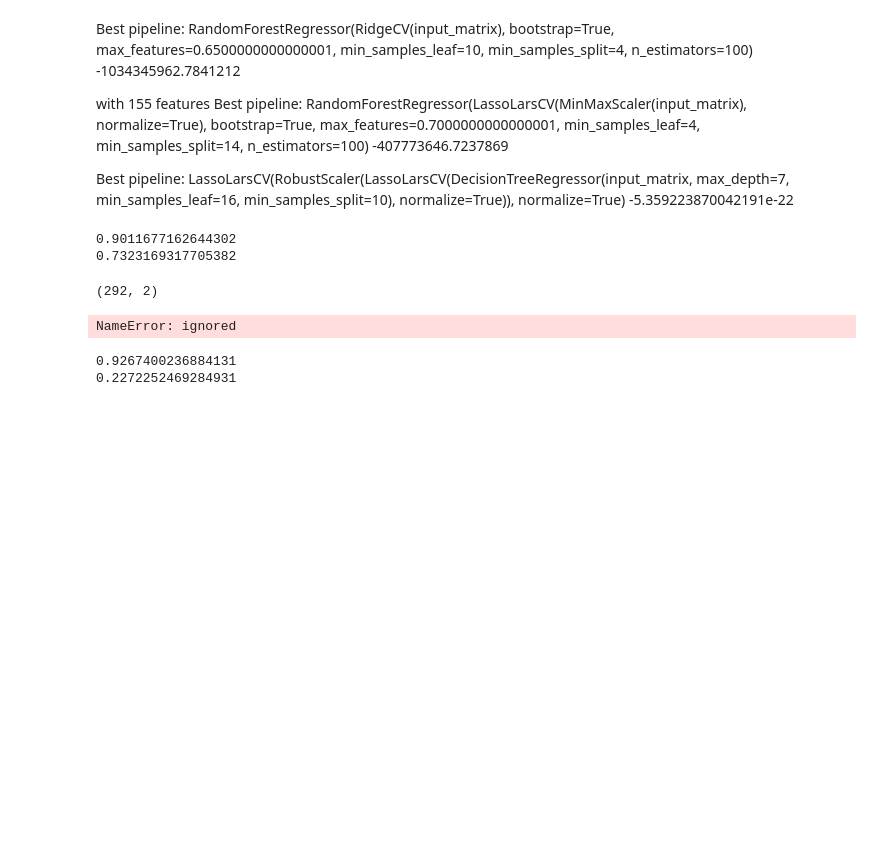
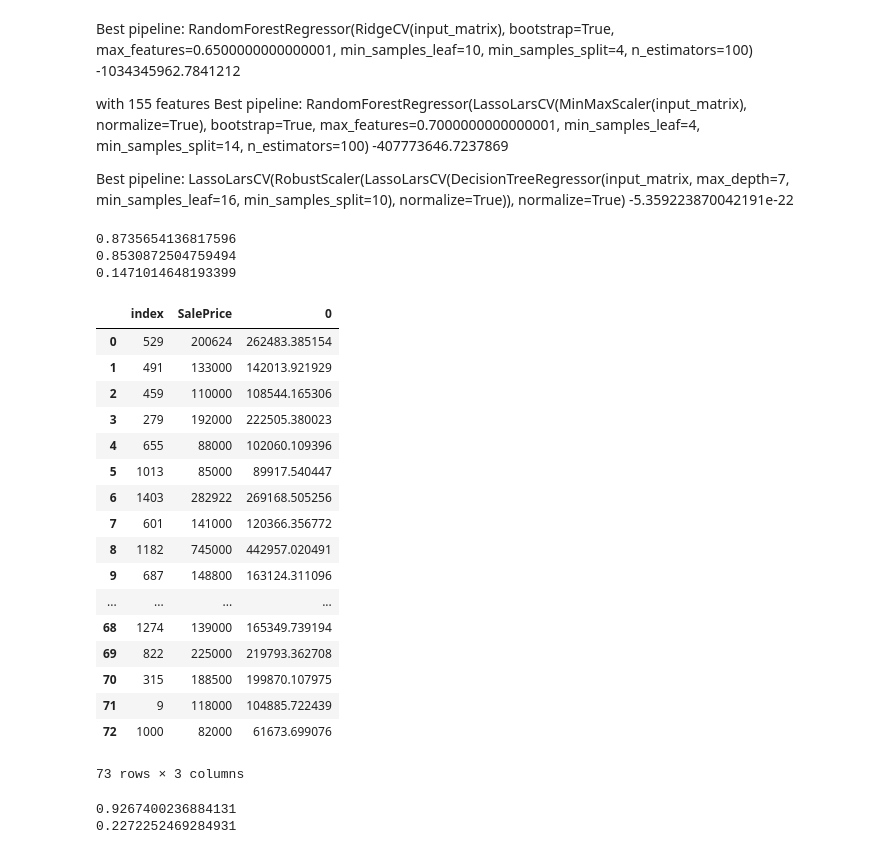
Before and after one commit to vjeevankumar/Kaggle_Housing_competition_submission, a Jupyter notebook: Kaggle_housing.ipynb, the cells around one changed output. Drawn from its saved outputs; the diff is of its cells as text; code cells hidden in the pictures; blank space fills up the shorter version.

```diff
--- a/Kaggle_housing.ipynb
+++ b/Kaggle_housing.ipynb
@@ -52,7 +53,7 @@ import numpy as np
 tt1=X.columns
 ttt=['features','importance']
 FS=pd.DataFrame(tt,tt1).sort_values(0,ascending=False)
-Final_FS = FS[FS[0]>0.0015]
+Final_FS = FS[FS[0]>0.0005]
 Final_FS.drop(0,axis=1,inplace=True)
 FT =list(Final_FS.T)
 
@@ -97,6 +118,6 @@ X_train.shape, X_test.shape, y_train.shape, y_test.shape
 # %%
 from tpot import TPOTRegressor
-tpot = TPOTRegressor(generations=5, population_size=50, verbosity=2)
+tpot = TPOTRegressor(generations=10, population_size=50, verbosity=2)
 tpot.fit(X_train, y_train)
 print(tpot.score(X_test, y_test))
 # %% [output]
@@ -155,28 +168,42 @@ y_test_reindexed = pd.DataFrame(y_test.reset_index())
 test_comp = y_test_reindexed.join(yy)
 #print(test_comp)
 #max_iter=15
+
+
+from sklearn.metrics import mean_squared_log_error
+from math import sqrt
+MSEL = mean_squared_log_error(test_comp['SalePrice'], test_comp[0])
+
+RMSEL = sqrt(MSEL)
+print(RMSEL)
+
+#from sklearn.metrics import mean_squared_log_error
+#np.sqrt(mean_squared_log_error( y_test, predictions ))
 # %% [output]
-0.9011677162644302
-0.7323169317705382
+0.8735654136817596
+0.8530872504759494
+0.1471014648193399
-# %%
-#xx
-#pd.DataFrame(y_test,pd.DataFrame(xx))
-#pd.DataFrame(xx)
-
-#y_test.reset_index()
-y_test_reindexed = pd.DataFrame(y_test.reset_index())
-
-print(y_test_reindexed.shape)
-print(xx.shape)
-
-y_test_reindexed.join(xx)
-#xx
-#y_test_reindexed
-#200624.0
-#133000.0
-# %% [output]
-(292, 2)
-NameError: ignored
+# %%
+test_comp
+# %% [output]
+|  | index | SalePrice | 0 |
+| 0 | 529 | 200624 | 262483.385154 |
+| 1 | 491 | 133000 | 142013.921929 |
+| 2 | 459 | 110000 | 108544.165306 |
+| 3 | 279 | 192000 | 222505.380023 |
+| 4 | 655 | 88000 | 102060.109396 |
+| 5 | 1013 | 85000 | 89917.540447 |
+| 6 | 1403 | 282922 | 269168.505256 |
+| 7 | 601 | 141000 | 120366.356772 |
+| 8 | 1182 | 745000 | 442957.020491 |
+| 9 | 687 | 148800 | 163124.311096 |
+| ... | ... | ... | ... |
+| 68 | 1274 | 139000 | 165349.739194 |
+| 69 | 822 | 225000 | 219793.362708 |
+| 70 | 315 | 188500 | 199870.107975 |
+| 71 | 9 | 118000 | 104885.722439 |
+| 72 | 1000 | 82000 | 61673.699076 |
+73 rows × 3 columns
 # %%
 from sklearn.ensemble import RandomForestRegressor
 from sklearn.linear_model import LassoLarsCV
```
Also changed, not shown: parts of 6 cells of this notebook.
